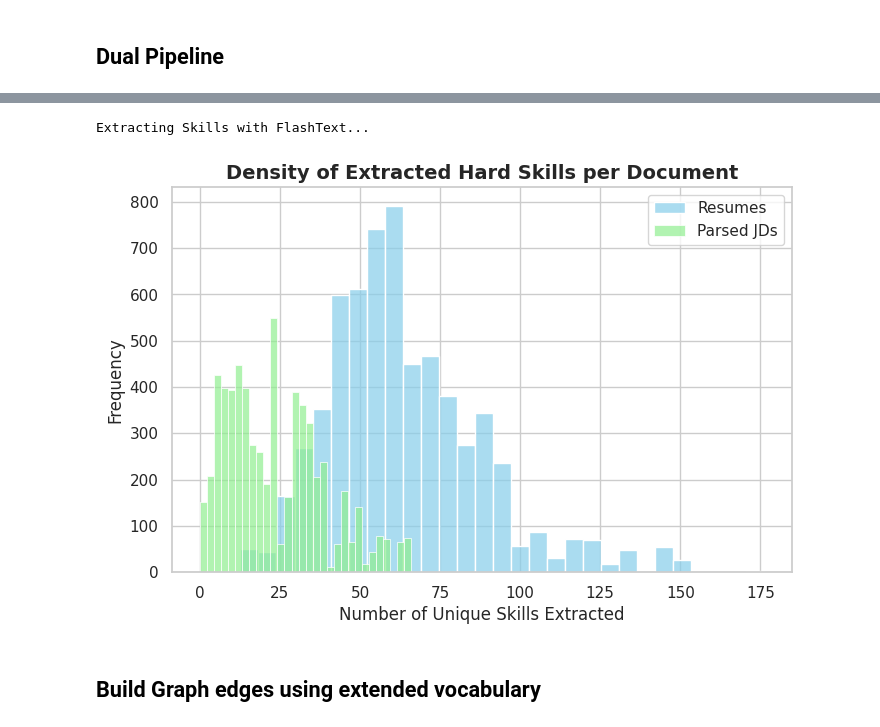
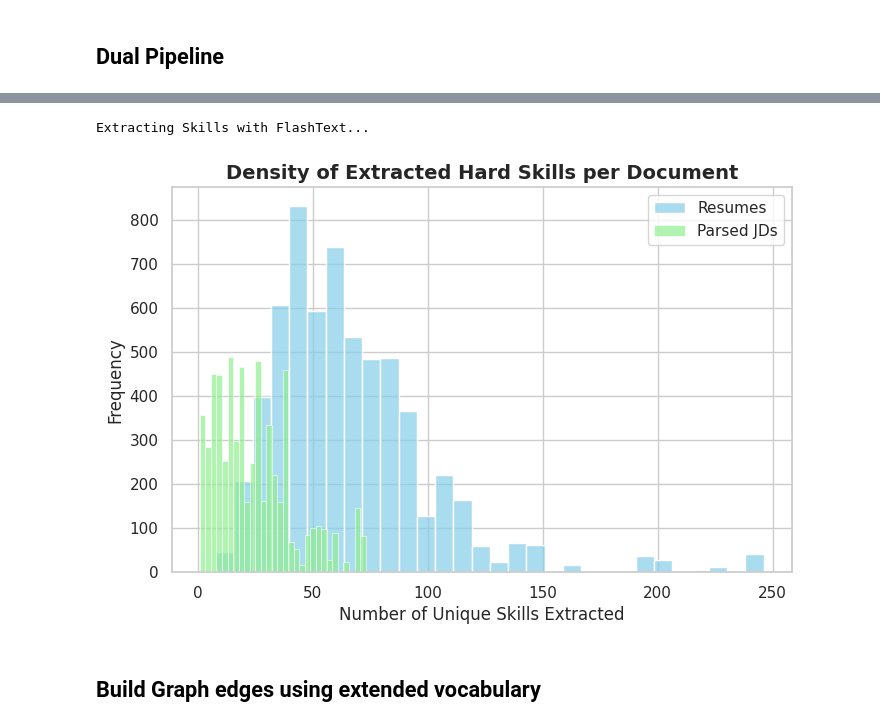
Before and after one commit to 16srivarshitha/Recourse-ATS, a Jupyter notebook: data-preparation-inlp-project.ipynb, the cells around one changed output, grey strips where cells are left out. Saved outputs shown, nothing was run; the diff lists cells and outputs as text; code cells hidden in the pictures.

Commit message:
Kaggle Notebook | Data_Preparation_INLP_Project | filtered non tech roles

```diff
--- a/data-preparation-inlp-project.ipynb
+++ b/data-preparation-inlp-project.ipynb
@@ -231,0 +307,20 @@ df_skills = pd.read_csv(skills_path)
+# %%
+tech_pattern = (
+    r'software|data scientist|data engineer|machine learning|ml engineer|'
+    r'ai engineer|devops|dev ops|backend|front end|frontend|fullstack|full stack|'
+    r'cloud engineer|platform engineer|site reliability|nlp engineer|'
+    r'computer vision|deep learning|python developer|java developer|'
+    r'web developer|mobile developer|android developer|ios developer|'
+    r'data analyst|business intelligence|database administrator|'
+    r'cybersecurity|information security|network engineer|systems engineer|'
+    r'solutions architect|tech lead|engineering manager|software engineer|'
+    r'software developer|data engineer|research engineer|applied scientist|'
+    r'infrastructure engineer|security engineer|blockchain developer|'
+    r'embedded engineer|firmware engineer|robotics engineer'
+)
+
+df_skills_tech = df_skills[df_skills['job_title'].str.contains(tech_pattern, na=False)]
+
+print(f"Total rows after filter: {len(df_skills_tech)}")
+print(f"\nSample job titles kept:")
+print(df_skills_tech['job_title'].head(20).tolist())
@@ -275,46 +439,84 @@ from flashtext import KeywordProcessor
 # 1. Clean text ONLY for the graph (keep natural text for Transformers)
 def clean_for_graph(text):
     if not isinstance(text, str): return ""
     text = text.lower()
     text = re.sub(r'[^a-z\s\+]', ' ', text) # Keep '+' for c++
     return re.sub(r'\s+', ' ', text).strip()
 
-df_train['graph_res_text'] = df_train['resume_text'].apply(clean_for_graph)
-df_train['graph_jd_text'] = df_train['smart_jd_text'].apply(clean_for_graph)
-df_test['graph_res_text'] = df_test['resume_text'].apply(clean_for_graph)
-df_test['graph_jd_text'] = df_test['smart_jd_text'].apply(clean_for_graph)
+df_train_tech['graph_res_text'] = df_train_tech['resume_text'].apply(clean_for_graph)
+df_train_tech['graph_jd_text'] = df_train_tech['smart_jd_text'].apply(clean_for_graph)
+df_test_tech['graph_res_text'] = df_test_tech['resume_text'].apply(clean_for_graph)
+df_test_tech['graph_jd_text'] = df_test_tech['smart_jd_text'].apply(clean_for_graph)
 
 # 2. Expand vocabulary to top 2500 skills!
 expanded_vocab = list(top_individual_skills.head(2500).index)
 
 # 3. Setup FlashText Processor
 kp = KeywordProcessor(case_sensitive=False)
 for skill in expanded_vocab:
     kp.add_keyword(skill)
 
+vocab_set = set(expanded_vocab)
+SYNONYMS = {
+    'ml':               'machine learning',
+    'ai':               'artificial intelligence',
+    'nlp':              'natural language processing',
+    'cv':               'computer vision',
+    'dl':               'deep learning',
+    'js':               'javascript',
+    'ts':               'typescript',
+    'py':               'python',
+    'k8s':              'kubernetes',
+    'tf':               'tensorflow',
+    'aws':              'amazon web services',
+    'gcp':              'google cloud platform',
+    'ci/cd':            'continuous integration',
+    'cicd':             'continuous integration',
+    'rest api':         'rest',
+    'restful':          'rest',
+    'rdbms':            'sql',
+    'react.js':         'react',
+    'reactjs':          'react',
+    'node.js':          'node',
+    'nodejs':           'node',
+    'vue.js':           'vue',
+    'scikit-learn':     'scikit learn',
+    'llm':              'large language models',
+    'llms':             'large language models',
+    'rag':              'retrieval augmented generation',
+    'oop':              'object oriented programming',
+    'object-oriented':  'object oriented programming',
+}
+for abbrev, canonical in SYNONYMS.items():
+    if canonical in vocab_set:
+        kp.add_keyword(abbrev, canonical)
+    else:
+        kp.add_keyword(abbrev, abbrev)
+        expanded_vocab.append(abbrev)
+
 # 4. Extract skills into Lists
 print("Extracting Skills with FlashText...")
-df_train['extracted_skills_res'] = df_train['graph_res_text'].apply(lambda x: list(set(kp.extract_keywords(x))))
-df_train['extracted_skills_jd'] = df_train['graph_jd_text'].apply(lambda x: list(set(kp.extract_keywords(x))))
+df_train_tech['extracted_skills_res'] = df_train_tech['graph_res_text'].apply(lambda x: list(set(kp.extract_keywords(x))))
+df_train_tech['extracted_skills_jd'] = df_train_tech['graph_jd_text'].apply(lambda x: list(set(kp.extract_keywords(x))))
 
-df_test['extracted_skills_res'] = df_test['graph_res_text'].apply(lambda x: list(set(kp.extract_keywords(x))))
-df_test['extracted_skills_jd'] = df_test['graph_jd_text'].apply(lambda x: list(set(kp.extract_keywords(x))))
+df_test_tech['extracted_skills_res'] = df_test_tech['graph_res_text'].apply(lambda x: list(set(kp.extract_keywords(x))))
+df_test_tech['extracted_skills_jd'] = df_test_tech['graph_jd_text'].apply(lambda x: list(set(kp.extract_keywords(x))))
 
-df_train['skill_count_res'] = df_train['extracted_skills_res'].apply(len)
-df_train['skill_count_jd'] = df_train['extracted_skills_jd'].apply(len)
+df_train_tech['skill_count_res'] = df_train_tech['extracted_skills_res'].apply(len)
+df_train_tech['skill_count_jd'] = df_train_tech['extracted_skills_jd'].apply(len)
 
 # 5. Plot the result to show how dense the extracted graphs will be
 plt.figure(figsize=(8,5))
-sns.histplot(df_train['skill_count_res'], bins=30, color='skyblue', label='Resumes', alpha=0.7)
-sns.histplot(df_train['skill_count_jd'], bins=30, color='lightgreen', label='Parsed JDs', alpha=0.7)
+sns.histplot(df_train_tech['skill_count_res'], bins=30, color='skyblue', label='Resumes', alpha=0.7)
+sns.histplot(df_train_tech['skill_count_jd'], bins=30, color='lightgreen', label='Parsed JDs', alpha=0.7)
 plt.title("Density of Extracted Hard Skills per Document", fontsize=14, fontweight='bold')
 plt.xlabel("Number of Unique Skills Extracted")
 plt.ylabel("Frequency")
 plt.legend()
 plt.show()
 # %% [output]
 Extracting Skills with FlashText...
-[figure, old version]
+[figure, new version]
 # %% [markdown]
 ## Build Graph edges using extended vocabulary
 # %%
```
Also changed, not shown: parts of 14 cells of this notebook.
